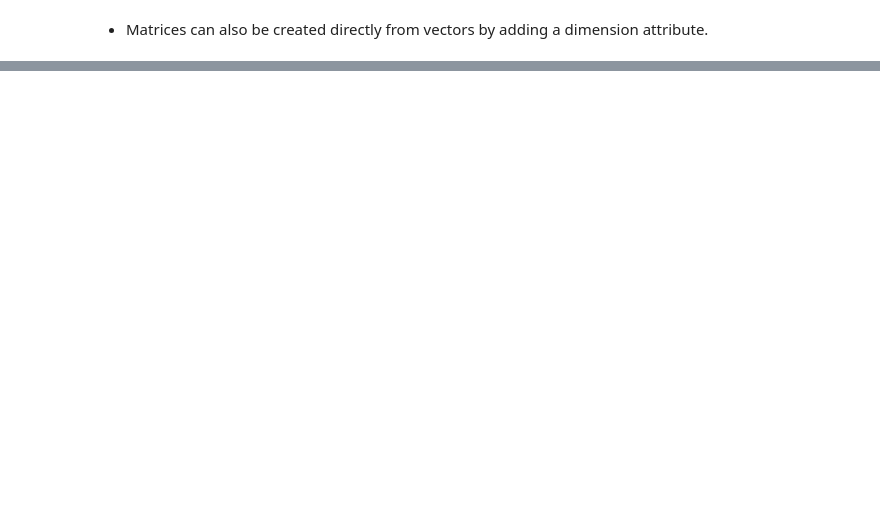
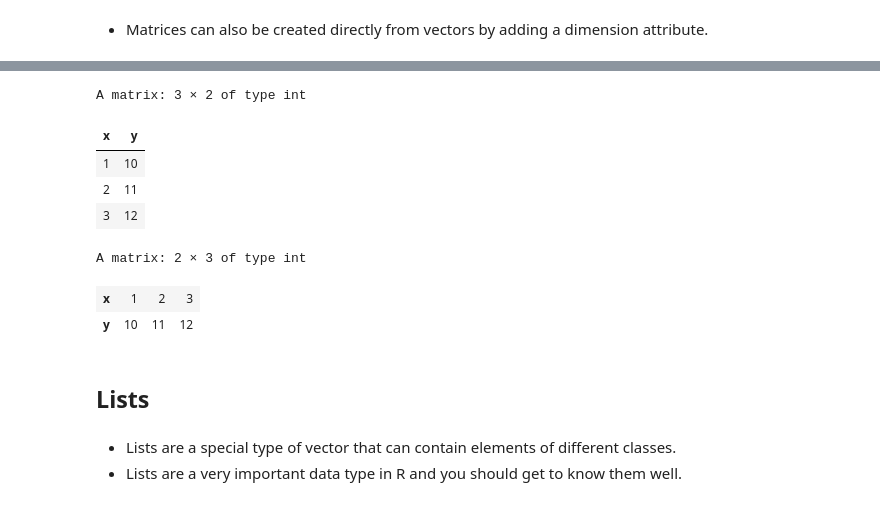
Before and after one commit to naskn02/R-Language, a Jupyter notebook: 01_R_Basics.ipynb, the cells around one changed output, grey strips where cells are left out. Saved outputs shown, nothing was run; the diff lists cells and outputs as text; code cells hidden in the pictures; blank space fills up the shorter version.

```diff
--- a/01_R_Basics.ipynb
+++ b/01_R_Basics.ipynb
@@ -548,0 +584,19 @@ $dim
+# %%
+cbind(x,y)
+# %% [output]
+A matrix: 3 × 2 of type int
+| x | y |
+| 1 | 10 |
+| 2 | 11 |
+| 3 | 12 |
+# %%
+rbind(x,y)
+# %% [output]
+A matrix: 2 × 3 of type int
+| x | 1 | 2 | 3 |
+| y | 10 | 11 | 12 |
+# %% [markdown]
+## **Lists**
+# %% [markdown]
+* Lists are a special type of vector that can contain elements of different classes.
+* Lists are a very important data type in R and you should get to know them well.
```
Also changed, not shown: parts of 22 cells of this notebook.
